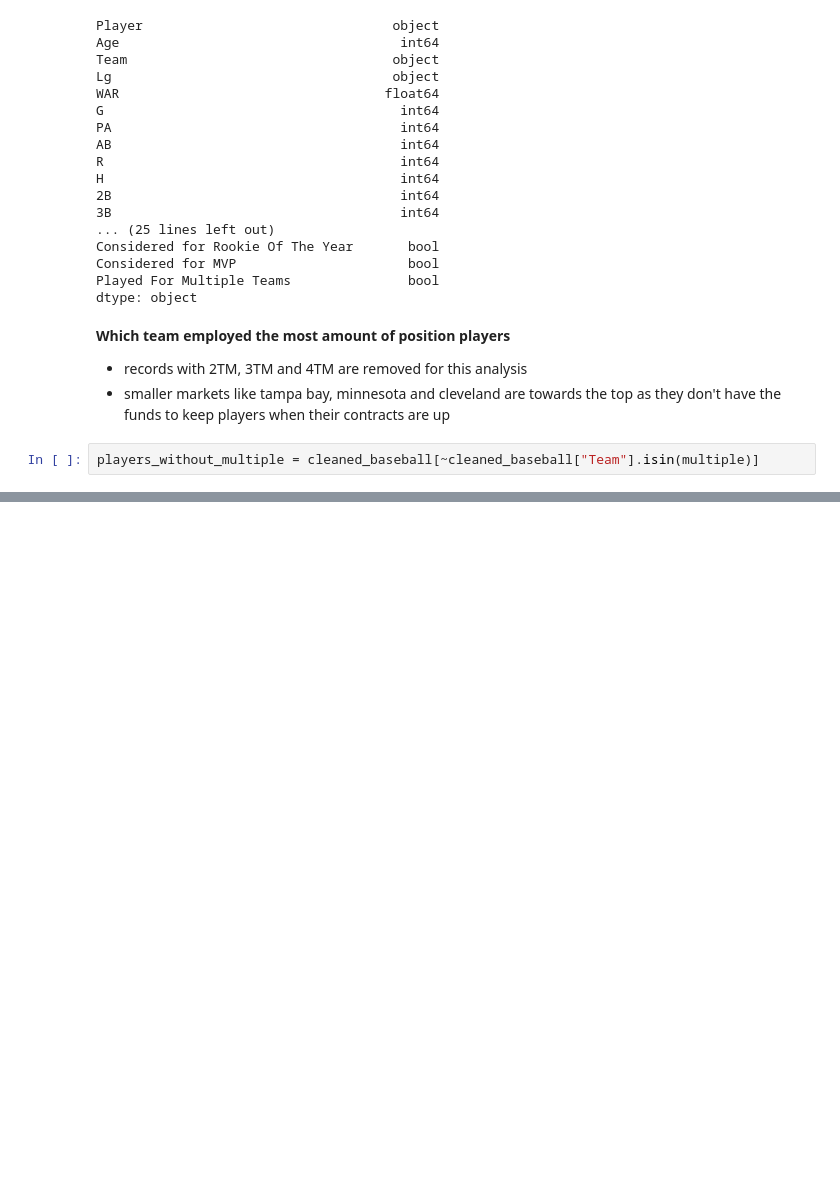
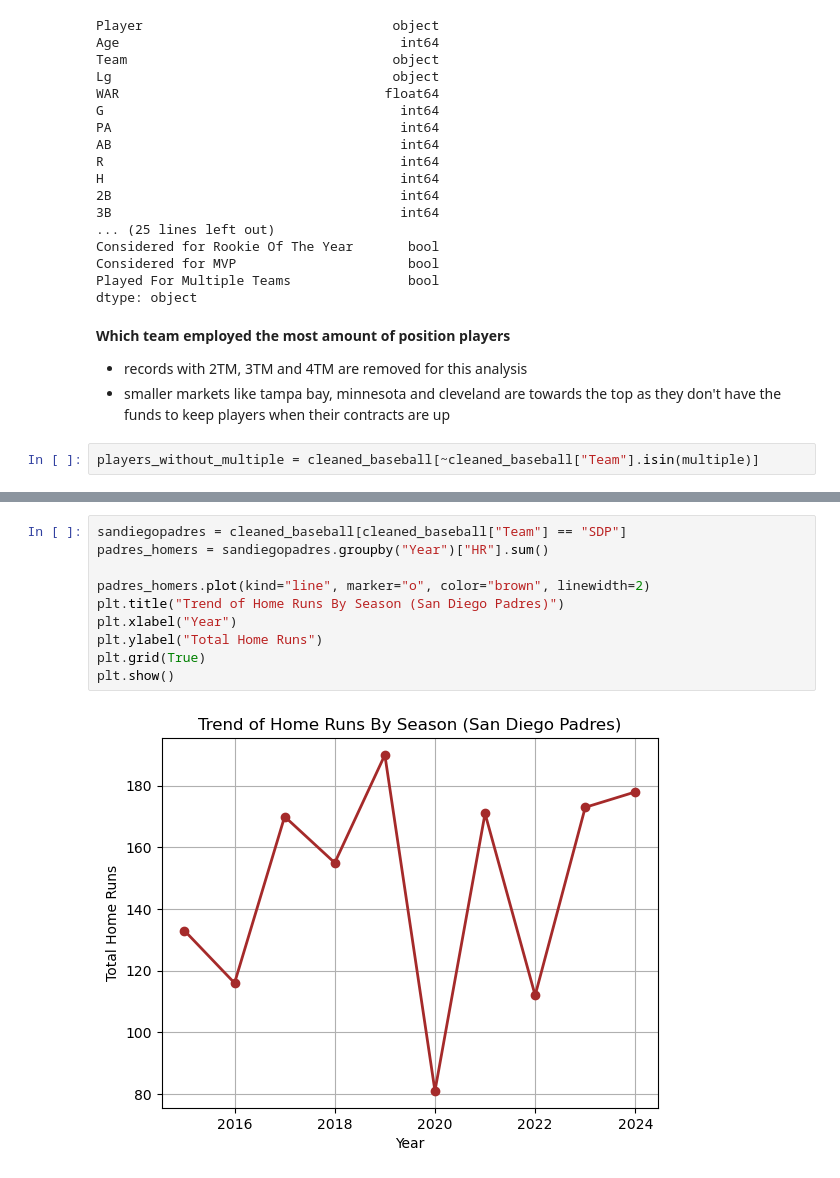
Before and after one commit to AHayslip23/Baseball-Hitting-2015-2024, a Jupyter notebook: Baseball Hitting.ipynb, the cells around one changed output, grey strips where cells are left out. Saved outputs shown, nothing was run; the diff lists cells and outputs as text; blank space fills up the shorter version.

```diff
--- a/Baseball Hitting.ipynb
+++ b/Baseball Hitting.ipynb
@@ -187,0 +292,12 @@ plt.show()
+# %%
+sandiegopadres = cleaned_baseball[cleaned_baseball["Team"] == "SDP"]
+padres_homers = sandiegopadres.groupby("Year")["HR"].sum()
+
+padres_homers.plot(kind="line", marker="o", color="brown", linewidth=2)
+plt.title("Trend of Home Runs By Season (San Diego Padres)")
+plt.xlabel("Year")
+plt.ylabel("Total Home Runs")
+plt.grid(True)
+plt.show()
+# %% [output]
+[figure, added]
```
Also changed, not shown: parts of 15 cells of this notebook, 1 other file.
